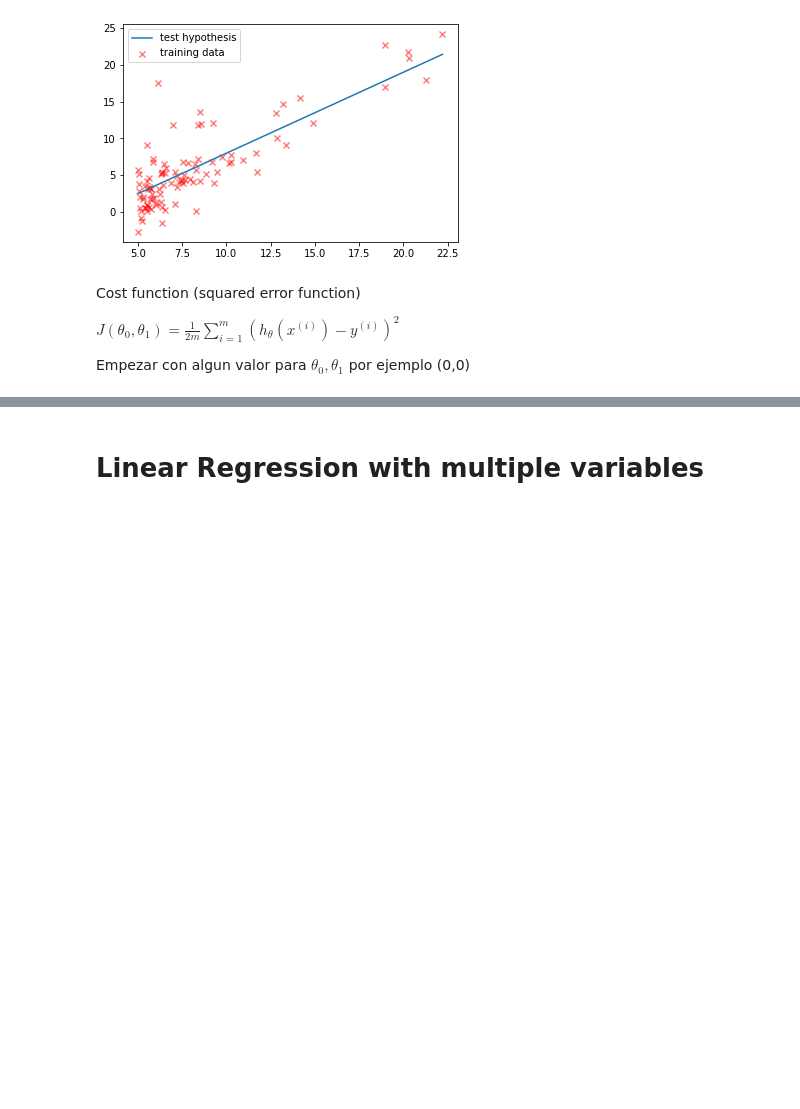
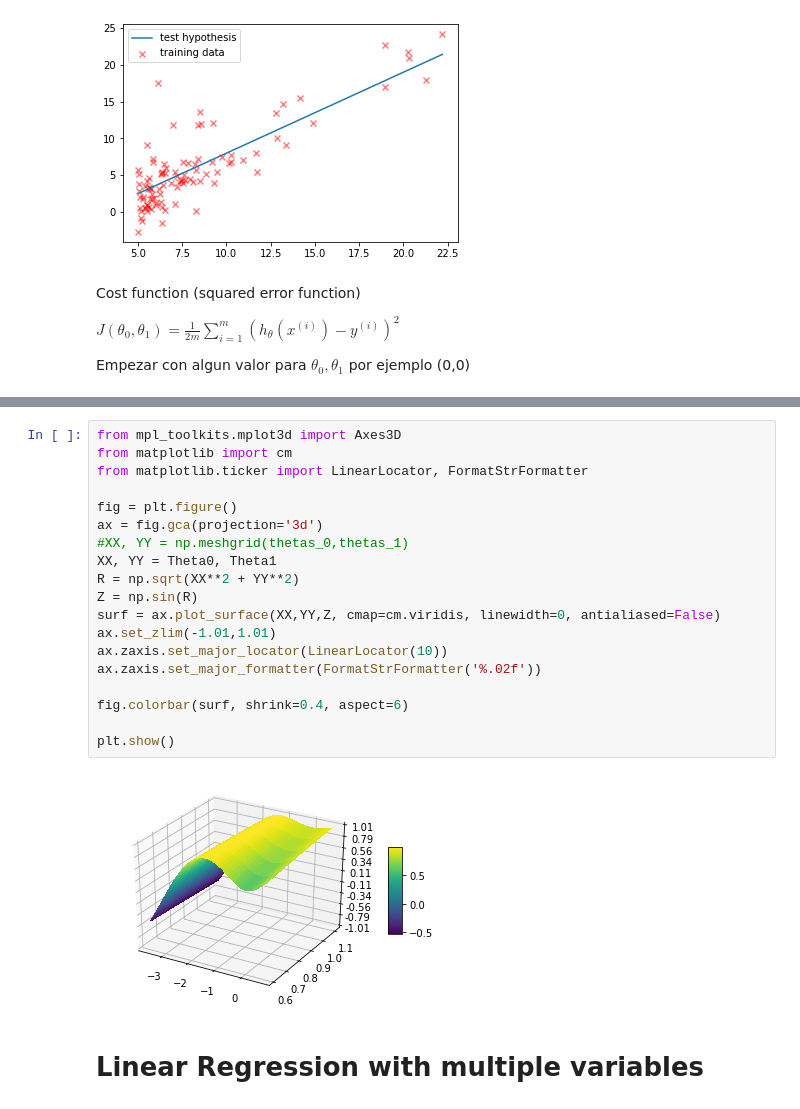
Before and after one commit to GuillermoOvejeroSanchez/Aprendizaje-Automatico, a Jupyter notebook: LinearRegression/LinearRegression.ipynb, the cells around one changed output, grey strips where cells are left out. Saved outputs shown, nothing was run; the diff lists cells and outputs as text; blank space fills up the shorter version.

Commit message:
LinearReg photos

```diff
--- a/LinearRegression/LinearRegression.ipynb
+++ b/LinearRegression/LinearRegression.ipynb
@@ -131,3 +157,24 @@ Saving figure Hypothesis_1var
+# %%
+from mpl_toolkits.mplot3d import Axes3D
+from matplotlib import cm
+from matplotlib.ticker import LinearLocator, FormatStrFormatter
+
+fig = plt.figure()
+ax = fig.gca(projection='3d')
+#XX, YY = np.meshgrid(thetas_0,thetas_1)
+XX, YY = Theta0, Theta1
+R = np.sqrt(XX**2 + YY**2)
+Z = np.sin(R)
+surf = ax.plot_surface(XX,YY,Z, cmap=cm.viridis, linewidth=0, antialiased=False)
+ax.set_zlim(-1.01,1.01)
+ax.zaxis.set_major_locator(LinearLocator(10))
+ax.zaxis.set_major_formatter(FormatStrFormatter('%.02f'))
+
+fig.colorbar(surf, shrink=0.4, aspect=6)
+
+plt.show()
+# %% [output]
+[figure, added]
 # %% [markdown]
 # Linear Regression with multiple variables
 # %%
```
Also changed, not shown: parts of 4 cells of this notebook, 1 other file.
